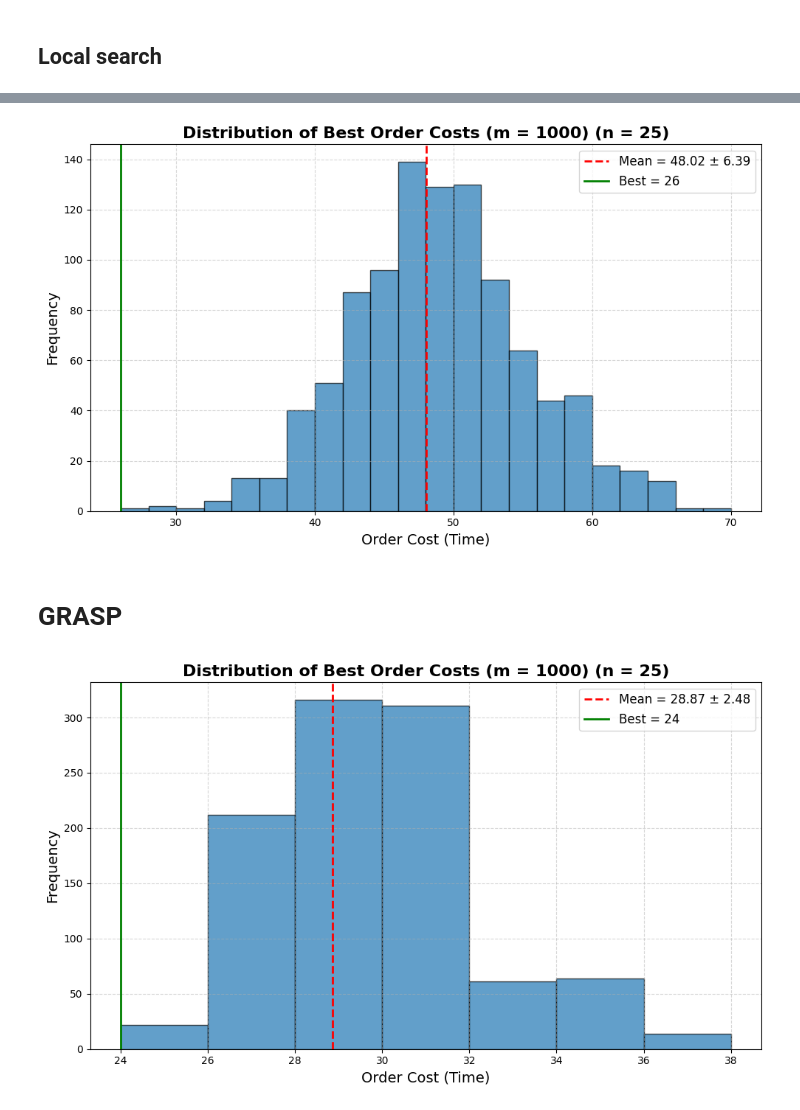
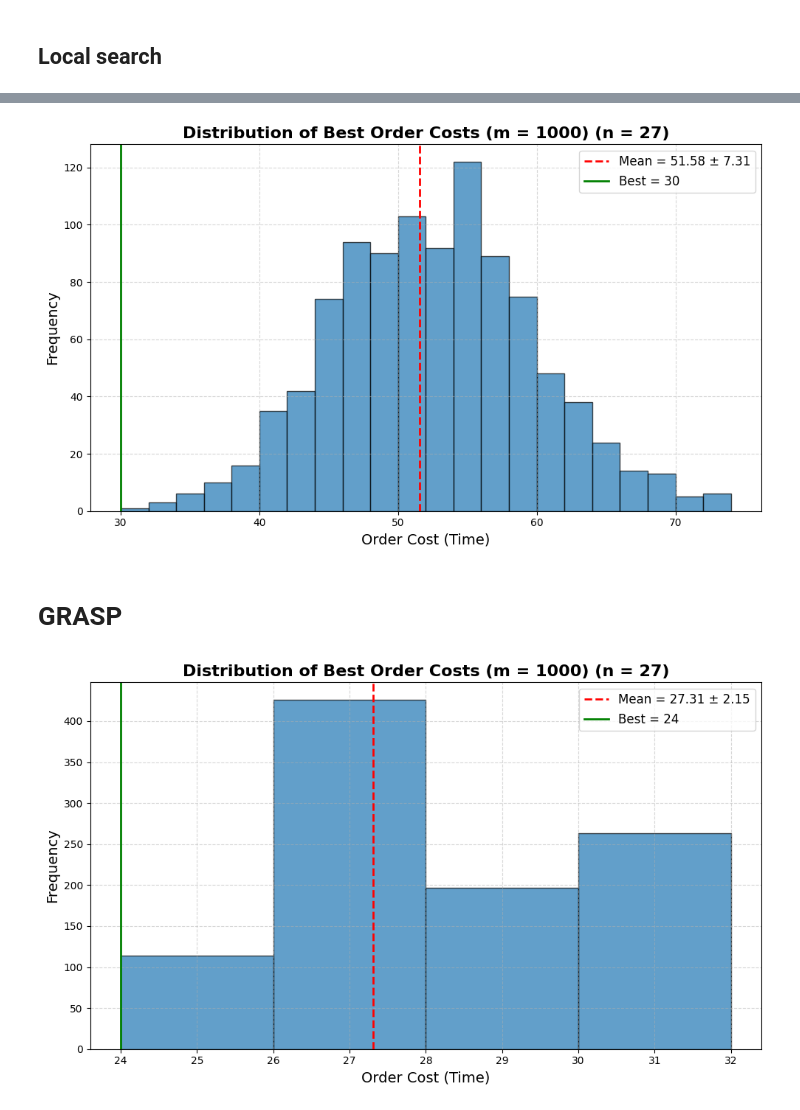
Before and after one commit to mangam-02/supermarket-route-optimizer, a Jupyter notebook: src/main.ipynb, the cells around one changed output, grey strips where cells are left out. Saved outputs shown, nothing was run; the diff lists cells and outputs as text; code cells hidden in the pictures.

Commit message:
Added Shopping List Object

```diff
--- a/src/main.ipynb
+++ b/src/main.ipynb
@@ -259,0 +222,37 @@ Theoretical number of orders possible: 15511210043330985984000000
+# %%
+from shopping_list import ShoppingList
+# Best possible Route:
+# Best Cost: 24
+shopping_list = {
+    "Flowers":          {"category": "Promotion",       "weight": 1, "hardness": 1},
+    "Apple":            {"category": "Fruits",          "weight": 1, "hardness": 2},
+    "Banana":           {"category": "Fruits",          "weight": 1, "hardness": 1},
+    "Carrot":           {"category": "Vegetables",      "weight": 1, "hardness": 3},
+    "Broccoli":         {"category": "Vegetables",      "weight": 2, "hardness": 2},
+    "Water":            {"category": "Water",           "weight": 4, "hardness": 5},
+    "Soy Milk":         {"category": "Vegan Products",  "weight": 2, "hardness": 3},
+    "Lasagna":          {"category": "Ready Meals",     "weight": 3, "hardness": 4},
+    "Cashews":          {"category": "Nuts",            "weight": 1, "hardness": 4},
+    "Almonds":          {"category": "Nuts",            "weight": 1, "hardness": 4},
+    "Tuna":             {"category": "Canned Goods",    "weight": 3, "hardness": 5},
+    "Cheddar":          {"category": "Cheese",          "weight": 2, "hardness": 3},
+    "Mozzarella":       {"category": "Cheese",          "weight": 2, "hardness": 2},
+    "Salmon":           {"category": "Fish",            "weight": 3, "hardness": 3},
+    "Chicken Breast":   {"category": "Meat/Cold Cuts",  "weight": 3, "hardness": 2},
+    "Sausage":          {"category": "Meat/Cold Cuts",  "weight": 3, "hardness": 4},
+    "Tabasco":          {"category": "Spices",          "weight": 1, "hardness": 5},
+    "Croissant":        {"category": "Bakery",          "weight": 1, "hardness": 1},
+    "Baguette":         {"category": "Bakery",          "weight": 2, "hardness": 2},
+    "Beer":             {"category": "Alcohol",         "weight": 5, "hardness": 5},
+    "Spezi":            {"category": "Beverages",       "weight": 3, "hardness": 5},
+    "Orange Juice":     {"category": "Juices",          "weight": 3, "hardness": 5},
+    "Toiletpaper":      {"category": "Household",       "weight": 2, "hardness": 1},
+    "Cracker":          {"category": "Snacks",          "weight": 1, "hardness": 2},
+    "Chocolate":        {"category": "Chocolate",       "weight": 2, "hardness": 3},
+    "Frozen Burritos":  {"category": "Frozen Meals",    "weight": 3, "hardness": 4},
+    "Pizza":            {"category": "Frozen Pizzas",   "weight": 3, "hardness": 4}
+}
+
+shopping_list = ShoppingList.from_dict(shopping_list)
+J_product, P_product, product_indizes = create_product_cost_path_matrix(shopping_list, J_product_category, P_product_category, product_type_indizes)
+print(f"Theoretical number of orders possible: {math.factorial(len(shopping_list))}")
@@ -344,9 +344,9 @@ def compute_neighbours2(order):
             neighbour_orders.append([0]+new_order+[len(new_order)+1])
     return neighbour_orders
 
-perform_local_search_m_times(1000, J_product, compute_neighbours2, shopping_list)
+perform_local_search_m_times(1000, J_product, compute_neighbours2, shopping_list, saving_path="local_search_random_neighbours.jpg")
 # %% [output]
-[figure, old version]
+[figure, new version]
 # %% [markdown]
 # GRASP
 # %%
@@ -361,37 +361,37 @@ def GreedyRandomizedConstruction(J_product, alpha):
     for i in range(end_index - 1):
         current_index = order[-1]
 
         J_without_invalid_values = [J[current_index][j] for j in range(len(J[current_index])) if (j not in order) and (j != end_index)]
         minimum_cost = min(J_without_invalid_values)
         maximum_cost = max(J_without_invalid_values)
         cutoff_value = minimum_cost + alpha * (maximum_cost-minimum_cost)
 
         RCL_template = J[current_index] <= cutoff_value
         indizes = [j for j in range(len(RCL_template)) if RCL_template[j] and (j not in order) and (j != end_index)]
         winner_index = random.choice(indizes)
 
         order.append(winner_index)
     order.append(end_index)
     return order
 
 def GRASP(J_product, compute_neighbours_func, alpha = 0.5):
     start_order = GreedyRandomizedConstruction(J_product, alpha)
     best_order, best_order_cost = local_search(J_product, compute_neighbours_func=compute_neighbours_func, start_order=start_order)
     return best_order, best_order_cost
 
-def perform_GRASP_m_times(m, J_product, compute_neighbours_func, alpha = 0.5):
+def perform_GRASP_m_times(m, J_product, compute_neighbours_func, alpha = 0.5, saving_path = None):
     best_orders, best_order_costs = [], []
     for i in range(m):
         best_order, best_order_cost = GRASP(J_product, compute_neighbours_func, alpha = alpha)
         best_orders.append(best_order)
         best_order_costs.append(best_order_cost)
 
-    plot_costs(best_order_costs, shopping_list=shopping_list)
+    plot_costs(best_order_costs, shopping_list=shopping_list, saving_path=saving_path)
 
 #best_order, best_order_cost = GRASP(J_product, compute_neighbours1, alpha = 0.3)
-perform_GRASP_m_times(1000, J_product, compute_neighbours1, alpha = 0.1)
+perform_GRASP_m_times(1000, J_product, compute_neighbours1, alpha = 0.1, saving_path="histogramm_grasp.jpg")
 # %% [output]
-[figure, old version]
+[figure, new version]
 # %%
 perform_GRASP_m_times(1000, J_product, compute_neighbours2, alpha = 0.1)
 # %% [output]
```
Also changed, not shown: parts of 9 cells of this notebook, 14 other files.
